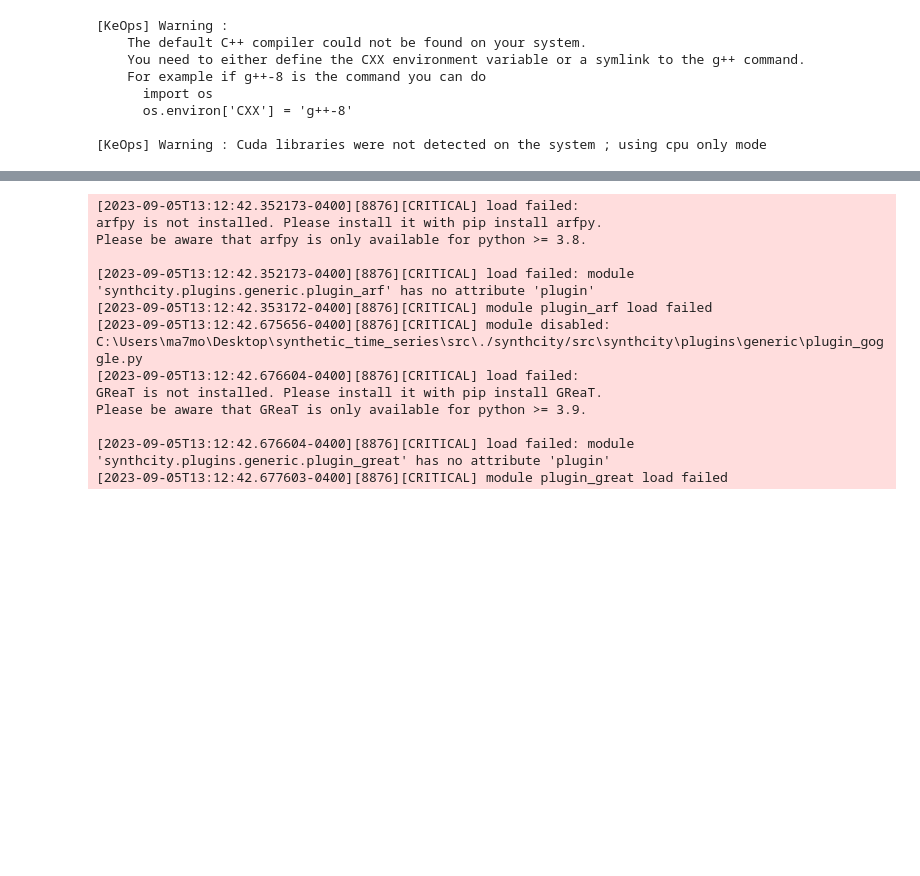
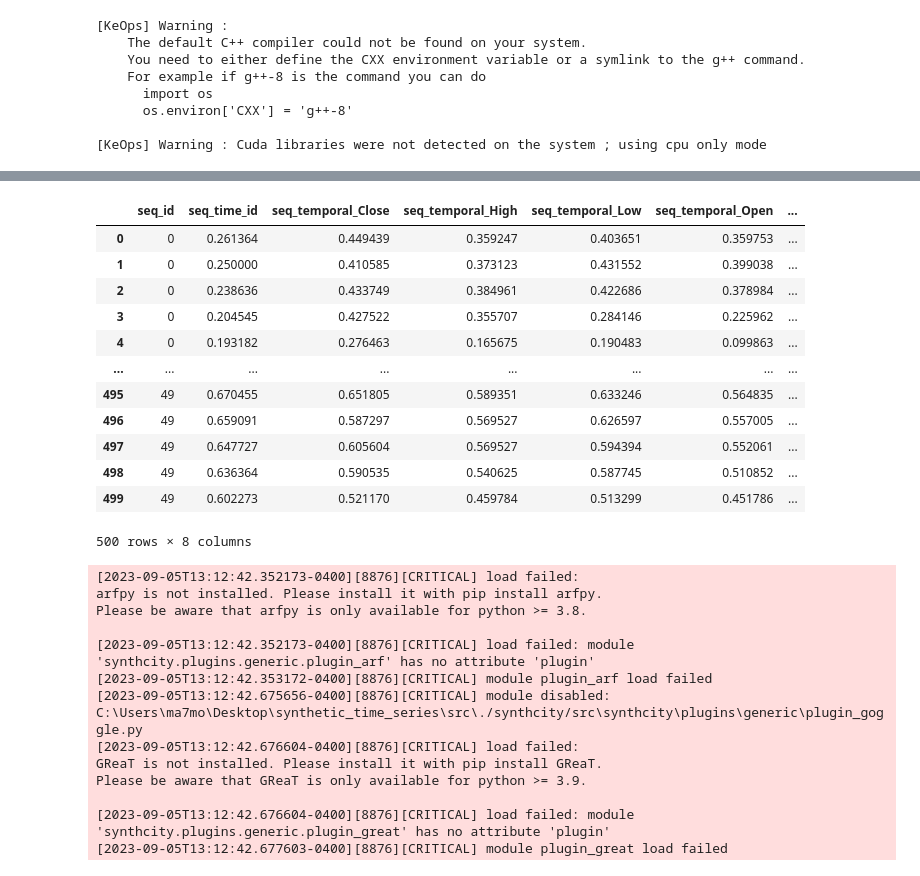
Before and after one commit to tremblerz/synthetic_time_series, a Jupyter notebook: src/SyntheticStockGenerate.ipynb, the cells around one changed output, grey strips where cells are left out. Drawn from its saved outputs; the diff is of its cells as text; code cells hidden in the pictures; blank space fills up the shorter version.

```diff
--- a/src/SyntheticStockGenerate.ipynb
+++ b/src/SyntheticStockGenerate.ipynb
@@ -44,6 +47,22 @@ data = TimeSeriesDataLoader(
     static_data=static_data,
     outcome=outcome,
 )
+# %%
+data
+# %% [output]
+|  | seq_id | seq_time_id | seq_temporal_Close | seq_temporal_High | seq_temporal_Low | seq_temporal_Open | ... |
+| 0 | 0 | 0.261364 | 0.449439 | 0.359247 | 0.403651 | 0.359753 | ... |
+| 1 | 0 | 0.250000 | 0.410585 | 0.373123 | 0.431552 | 0.399038 | ... |
+| 2 | 0 | 0.238636 | 0.433749 | 0.384961 | 0.422686 | 0.378984 | ... |
+| 3 | 0 | 0.204545 | 0.427522 | 0.355707 | 0.284146 | 0.225962 | ... |
+| 4 | 0 | 0.193182 | 0.276463 | 0.165675 | 0.190483 | 0.099863 | ... |
+| ... | ... | ... | ... | ... | ... | ... | ... |
+| 495 | 49 | 0.670455 | 0.651805 | 0.589351 | 0.633246 | 0.564835 | ... |
+| 496 | 49 | 0.659091 | 0.587297 | 0.569527 | 0.626597 | 0.557005 | ... |
+| 497 | 49 | 0.647727 | 0.605604 | 0.569527 | 0.594394 | 0.552061 | ... |
+| 498 | 49 | 0.636364 | 0.590535 | 0.540625 | 0.587745 | 0.510852 | ... |
+| 499 | 49 | 0.602273 | 0.521170 | 0.459784 | 0.513299 | 0.451786 | ... |
+500 rows × 8 columns
 # %%
 delta = 1/ (len(data) * np.log(len(data)))
 # %%
```
Also changed, not shown: parts of 12 cells of this notebook.
